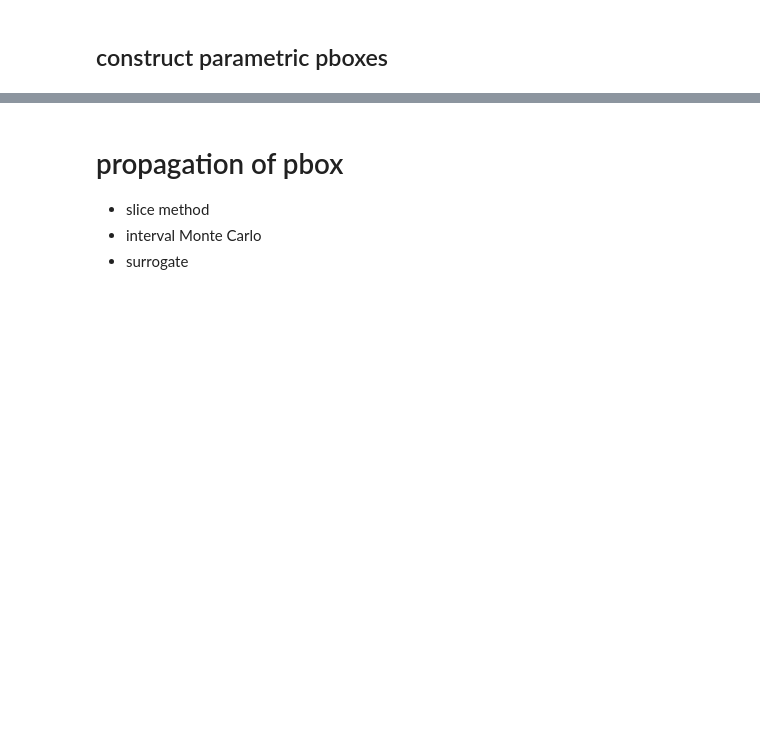
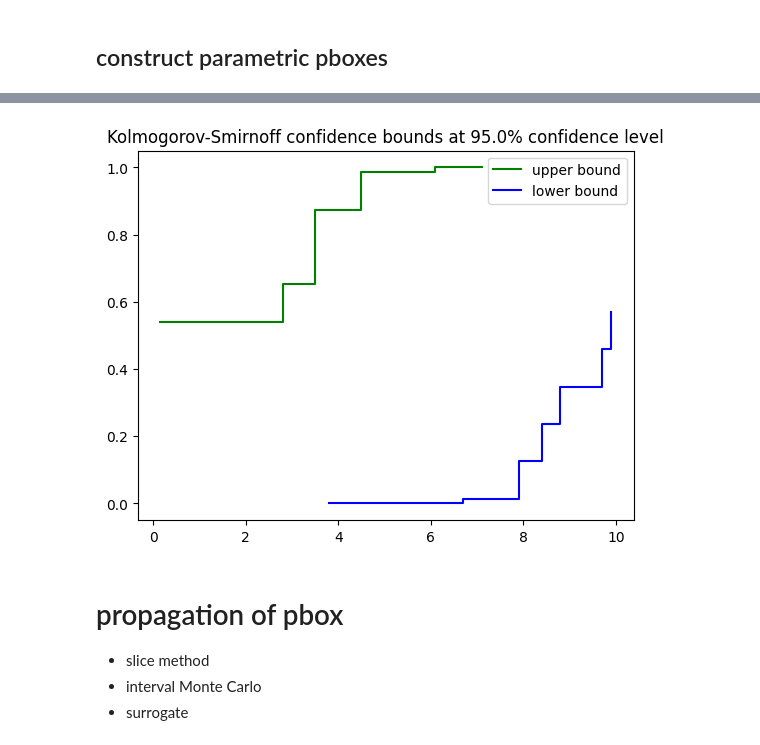
Before and after one commit to leslieDLcy/PyUncertainNumber, a Jupyter notebook: _personal/unglorfied_tests/pbox/tutorial_pbox.ipynb, the cells around one changed output, grey strips where cells are left out. Saved outputs shown, nothing was run; the diff lists cells and outputs as text; code cells hidden in the pictures; blank space fills up the shorter version.

```diff
--- a/_personal/unglorfied_tests/pbox/tutorial_pbox.ipynb
+++ b/_personal/unglorfied_tests/pbox/tutorial_pbox.ipynb
@@ -81,0 +97,4 @@ min_max_mean_var(0, 2, 1, 0.5).show()
+# %%
+v_puffy = intervalise(Data.puffy)
+_, _ = KS_bounds(v_puffy, alpha=0.025,  display=True)
+# %% [output]
@@ -82,3 +102,4 @@ min_max_mean_var(0, 2, 1, 0.5).show()
+[figure, added]
 # %% [markdown]
 # propagation of pbox
 
```
Also changed, not shown: parts of 15 cells of this notebook, 3 other files.
